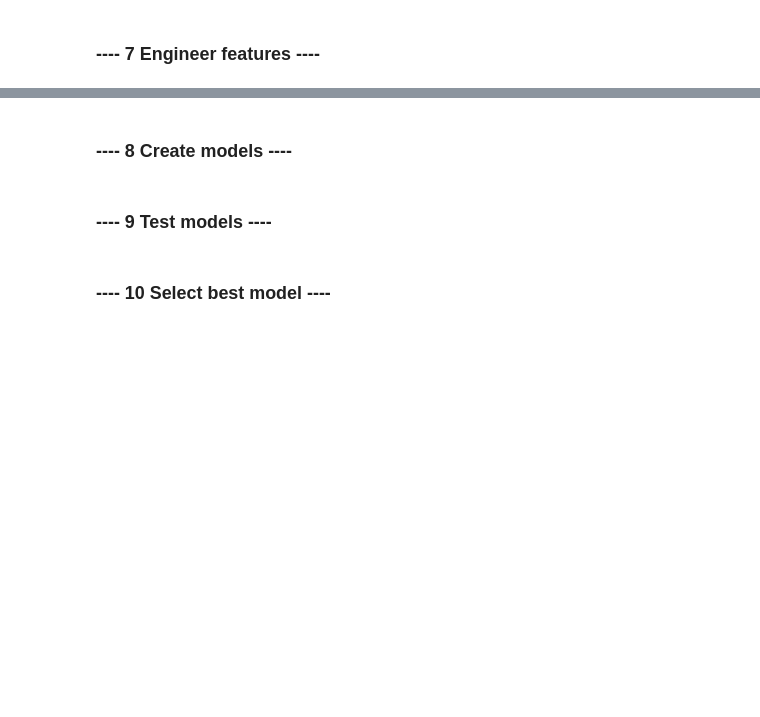
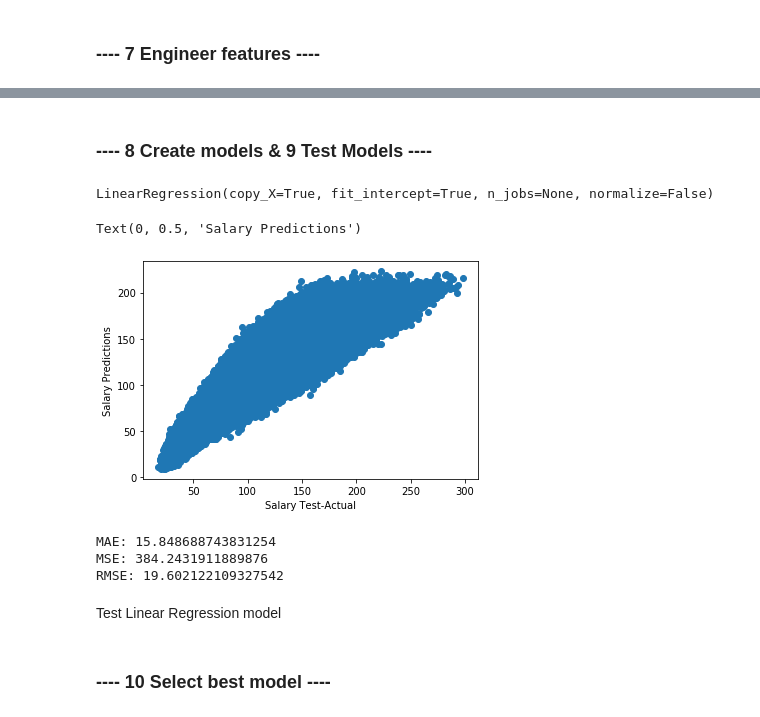
Before and after one commit to ajkiplagat/salaryPredictionPortfolio, a Jupyter notebook: First Portfolio Project.ipynb, the cells around one changed output, grey strips where cells are left out. Saved outputs shown, nothing was run; the diff lists cells and outputs as text; code cells hidden in the pictures; blank space fills up the shorter version.

Commit message:
Linear Regression MSE 384.24

```diff
--- a/First Portfolio Project.ipynb
+++ b/First Portfolio Project.ipynb
@@ -274,13 +274,16 @@ You will cycle through creating features, tuning models, and training/validing m
 # %%
 #Prepare data for modeling
 # Create dummy variables in place of categorical data
-for column in postings.columns:
-    if postings[column].dtype ==object:
-        dummyCols = pd.get_dummies(postings[column])
-        postings = postings.join(dummyCols)
-        del postings[column]
-postings.head()
+#for column in postings.columns:
+ #   if postings[column].dtype ==object:
+  #      dummyCols = pd.get_dummies(postings[column])
+   #     postings = postings.join(dummyCols)
+      #  del postings[column]
 # %%
 # Create arrays for independent variables and target variable(salary)
 jobFeatures = postings[['companyId','degree','jobType','degree','major','industry','yearsExperience','milesFromMetropolis']]
 salary = postings['salary']
+# %%
+#Create Dummy variables for independent variable matrix
+jobFeatures = pd.get_dummies(data = jobFeatures,drop_first = True)
+jobFeatures.head()
@@ -291,7 +302,7 @@ from sklearn.model_selection import train_test_split
 jobFeatures_train, jobFeatures_test, salary_train,salary_test = train_test_split(jobFeatures,salary,test_size=0.3,random_state=97)
 #jobFeatures_train.info()
 # %% [markdown]
-### ---- 8 Create models ----
+### ---- 8 Create models & 9 Test Models ----
 # %%
 # 1. Train Linear Regression Model
 from sklearn.linear_model import LinearRegression
@@ -300,4 +312,5 @@ lm = LinearRegression()
 # %%
-#lm.fit(jobFeatures_train, salary_train) -> FEATURE ENGINEERING TO CREATE DUMMY VARS
+#Train lm on training data
+lm.fit(jobFeatures_train, salary_train)
+# %% [output]
+LinearRegression(copy_X=True, fit_intercept=True, n_jobs=None, normalize=False)
-# %% [markdown]
-### ---- 9 Test models ----
@@ -304,3 +320,25 @@ lm = LinearRegression()
+# %%
+#Make Predictions
+salaryPredictions = lm.predict(jobFeatures_test)
+# %%
+plt.scatter(salary_test,salaryPredictions)
+plt.xlabel('Salary Test-Actual')
+plt.ylabel('Salary Predictions')
+# %% [output]
+Text(0, 0.5, 'Salary Predictions')
+[figure, added]
+# %%
+#Calculate Performance Metrics
+from sklearn import metrics
+print('MAE:', metrics.mean_absolute_error(salary_test, salaryPredictions))
+print('MSE:', metrics.mean_squared_error(salary_test, salaryPredictions))
+print('RMSE:', np.sqrt(metrics.mean_squared_error(salary_test, salaryPredictions)))
+# %% [output]
+MAE: 15.848688743831254
+MSE: 384.2431911889876
+RMSE: 19.602122109327542
+# %% [markdown]
+Test Linear Regression model
 # %%
 #do 5-fold cross validation on models and measure MSE
 # %% [markdown]
```
Also changed, not shown: parts of 4 cells of this notebook.
